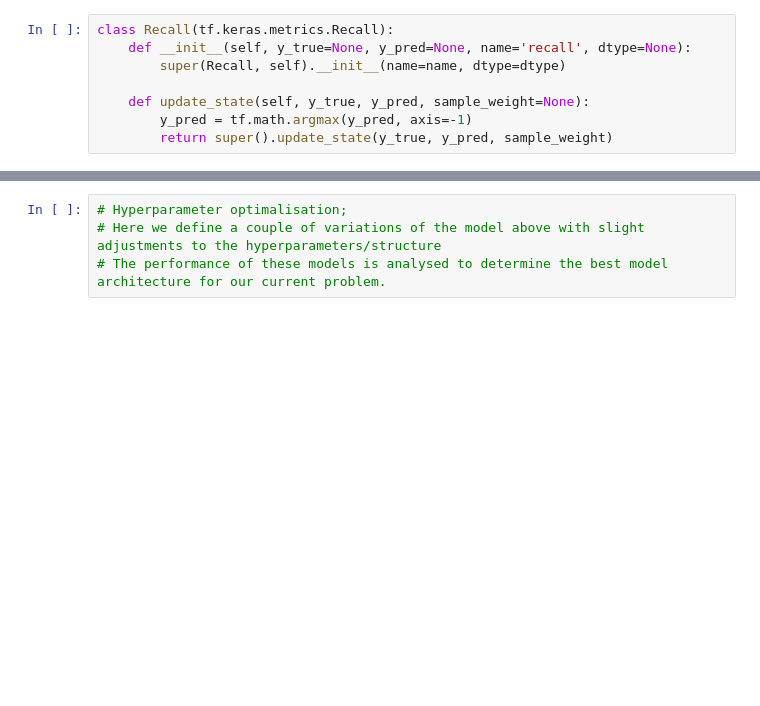
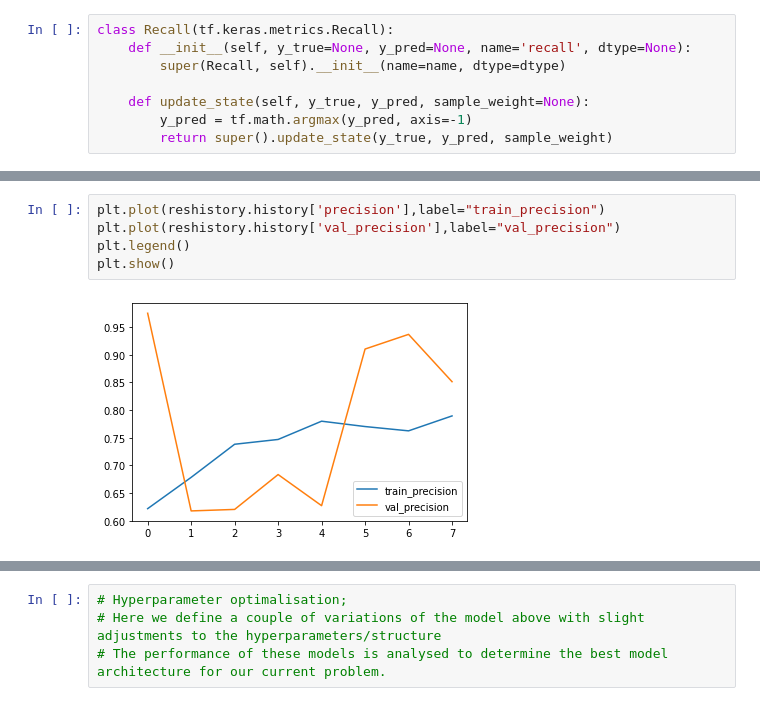
Before and after one commit to BB8-2020/FARM-deforestation, a Jupyter notebook: notebooks/unet.ipynb, the cells around one changed output, grey strips where cells are left out. Saved outputs shown, nothing was run; the diff lists cells and outputs as text; blank space fills up the shorter version.

```diff
--- a/notebooks/unet.ipynb
+++ b/notebooks/unet.ipynb
@@ -323,0 +351,7 @@ plt.show()
+# %%
+plt.plot(reshistory.history['precision'],label="train_precision")
+plt.plot(reshistory.history['val_precision'],label="val_precision")
+plt.legend()
+plt.show()
+# %% [output]
+[figure, added]
```
Also changed, not shown: parts of 21 cells of this notebook, 1 other file.
